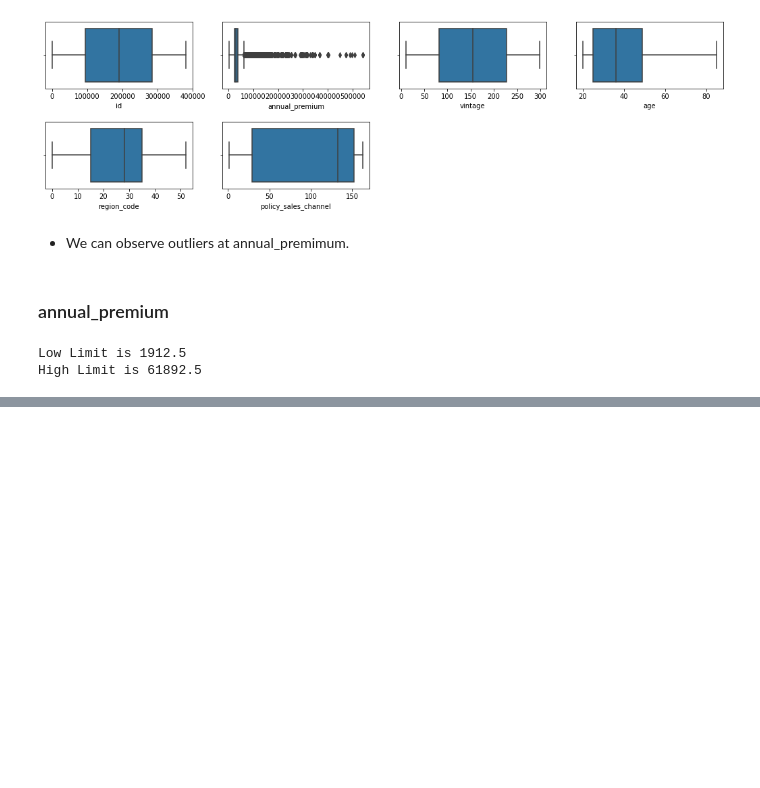
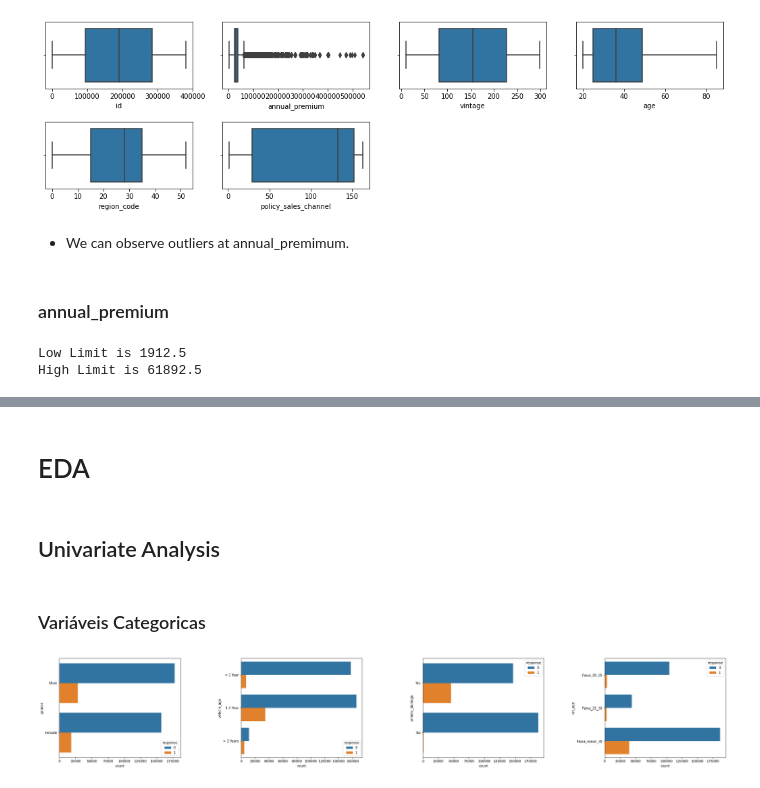
Before and after one commit to bruno154/health_insurence_cross_sell_project, a Jupyter notebook: pa004_health_insurance_cross_sell.ipynb, the cells around one changed output, grey strips where cells are left out. Saved outputs shown, nothing was run; the diff lists cells and outputs as text; code cells hidden in the pictures; blank space fills up the shorter version.

```diff
--- a/pa004_health_insurance_cross_sell.ipynb
+++ b/pa004_health_insurance_cross_sell.ipynb
@@ -538,0 +692,3 @@ High Limit is 61892.5
+# %%
+data['annual_premium/vintage'] = data['annual_premium_brl']/data['vintage']
+data.head()
@@ -538,0 +704,3 @@ High Limit is 61892.5
+# %%
+data['cat_age'] = data['age'].apply(lambda x: cat_age(x))
+data.head()
@@ -538,0 +716,7 @@ High Limit is 61892.5
+# %%
+dados_temp = data.groupby('policy_sales_channel')['annual_premium_brl'].median()
+dados_temp = pd.DataFrame(dados_temp)
+# %%
+data = data.merge(dados_temp, on='policy_sales_channel')
+data.rename(columns={'annual_premium_brl_y': 'median_by_policy',
+                     'annual_premium_brl_x':'annual_premium_brl'}, inplace=True)
@@ -538,0 +732,24 @@ High Limit is 61892.5
+# %% [markdown]
+# EDA
+# %% [markdown]
+## Univariate Analysis
+# %% [markdown]
+### Variáveis Categoricas
+# %%
+# checking the outliers again.
+# Variáveis
+variables = data.select_dtypes(['category', 'object']).columns.to_list()
+
+# Setando a posicão inicial
+n = 1
+
+plt.figure(figsize=(36, 32))
+for column in data[variables].columns:
+    plt.subplot(4, 4, n)
+    _ = sns.countplot(y=column,hue='response', data=data)
+    n += 1
+
+plt.subplots_adjust(hspace=0.6,wspace=0.5)
+plt.show()
+# %% [output]
+[figure, added]
```
Also changed, not shown: parts of 29 cells of this notebook.
